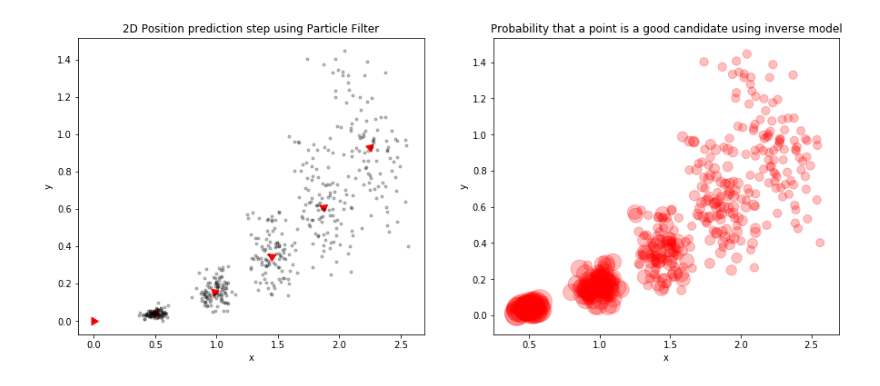
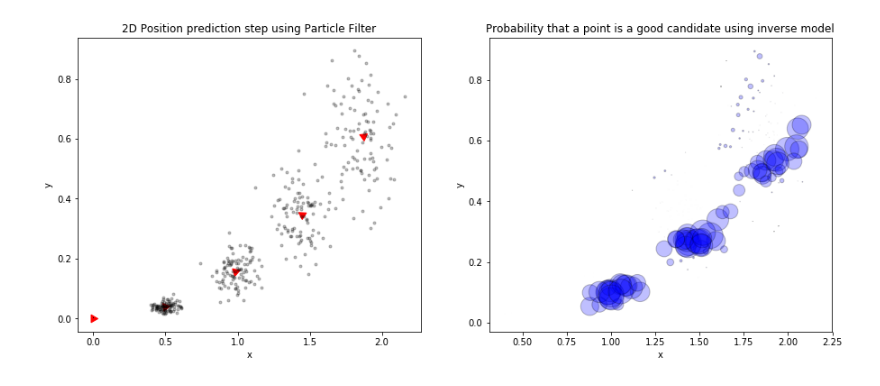
Before and after one commit to ferasboulala/slam, a Jupyter notebook: slam.ipynb, the cells around one changed output. Drawn from its saved outputs; the diff is of its cells as text; code cells hidden in the pictures.

Commit message:
Add odometry forward and inverse models

```diff
--- a/slam.ipynb
+++ b/slam.ipynb
@@ -30,10 +30,11 @@ def motion_model_velocity(x_t, u_t, x_, dt, prob, a_1, a_2, a_3, a_4, a_5, a_6):
     Then, we evaluate the error between the given input the the calculated input.
     Assuming independence of the three movement errors, we compute the probability that we get these errors.
     '''
-    x, y, theta = x_t
-    x_, y_, theta_ = x_
+    x, y, theta = x_
+    x_, y_, theta_ = x_t
     v, w = u_t
-    mu = 0.5 * ((x - x_) * math.cos(theta) + (y - y_) * math.sin(theta) + EPSILON) / ((y - y_) * math.cos(theta) - (x - x_) * math.sin(theta) + EPSILON)
+
+    mu = 0.5 * ((x - x_) * math.cos(theta) + (y - y_) * math.sin(theta)) / ((y - y_) * math.cos(theta) - (x - x_) * math.sin(theta) + EPSILON)
     x_star = (x + x_) / 2 + mu * (y - y_)
     y_star = (y + y_) / 2 + mu * (x - x_)
     r_star = math.sqrt((x - x_star)**2 + (y - y_star)**2)
@@ -58,6 +59,7 @@ def sample_motion_model_velocity(u_t, x_, dt, sample, a_1, a_2, a_3, a_4, a_5, a
     '''
     x, y, theta = x_
     v, w = u_t
+
     v_ = v + sample(a_1 * v**2 + a_2 * w**2)
     w_ = w + sample(a_3 * v**2 + a_4 * w**2)
     gamma = sample(a_5 * v**2 + a_6 * w**2)
@@ -79,11 +81,10 @@ def sample_motion_model_velocity_n(u_t, positions, dt, sample, a_1, a_2, a_3, a_
 
     return x_s, y_s, theta_s
 
-def motion_model_velocity_n(positions, u_t, prev_positions, dt, prob, a_1, a_2, a_3, a_4, a_5, a_6):
-    p_s = np.zeros(len(positions))
-    for i in range(len(positions)):
+def motion_model_velocity_n(positions, u_t, prev_position, dt, prob, a_1, a_2, a_3, a_4, a_5, a_6):
+    p_s = np.zeros(len(positions[0]))
+    for i in range(len(positions[0])):
         position = positions[0][i], positions[1][i], positions[2][i]
-        prev_position = prev_positions[0][i], prev_positions[1][i], prev_positions[2][i]
         p_s[i] = motion_model_velocity(position, u_t, prev_position, dt, prob, a_1, a_2, a_3, a_4, a_5, a_6)
 
     return p_s
@@ -91,45 +92,39 @@ def motion_model_velocity_n(positions, u_t, prev_positions, dt, prob, a_1, a_2,
 def simulate_predict_step():
     DT = 0.5
     N_POINTS = 100
-    N_EPOCH = 5
+    N_EPOCH = 4
 
     u = np.array([1, math.pi / 10])
     sample = sample_normal_distribution
     prob = prob_normal_distribution
     a_1, a_2, a_3, a_4, a_5, a_6 = 0.1, 0.1, 0.1, 0.1, 0.1, 0.1
 
     x_s = np.zeros(N_POINTS)
     y_s = np.zeros(N_POINTS)
     theta_s = np.zeros(N_POINTS)
 
-    prev_x_s = None
-    prev_y_s = None
-    prev_theta_s = None
-
     perfect_model = np.zeros(3)
 
     fig, axes = plt.subplots(1, 2, figsize=(15, 6))
     axes[0].plot(perfect_model[0], perfect_model[1], 'r.', marker=(3, 0, math.degrees(perfect_model[2]) - 90), markersize=10)
     axes[0].plot(x_s, y_s, 'k,', alpha=1)
     for _ in range(N_EPOCH):
-        prev_x_s, prev_y_s, prev_theta_s = x_s, y_s, theta_s
         x_s, y_s, theta_s = sample_motion_model_velocity_n(u, (x_s, y_s, theta_s), DT, sample, a_1, a_2, a_3, a_4, a_5, a_6)
+        p_s = motion_model_velocity_n((x_s, y_s, theta_s), u, perfect_model, DT, prob, a_1, a_2, a_3, a_4, a_5, a_6)
         perfect_model = sample_motion_model_velocity(u, perfect_model, DT, sample, 0, 0, 0, 0, 0, 0)
-        p_s = motion_model_velocity_n((x_s, y_s, theta_s), u, (prev_x_s, prev_y_s, prev_theta_s), DT, prob, a_1, a_2, a_3, a_4, a_5, a_6)
-
         axes[0].plot(perfect_model[0], perfect_model[1], 'r.', marker=(3, 0, math.degrees(perfect_model[2]) - 90), markersize=10)
         axes[0].plot(x_s, y_s, 'k.', alpha=0.25)
 
-        axes[1].scatter(x_s, y_s, s=((p_s + 1) * 3)**4, c='r', alpha=0.25)
+        axes[1].scatter(x_s, y_s, s=p_s * 500, alpha=0.25, c = 'b', edgecolors='k')
 
     axes[0].set_title('2D Position prediction step using Particle Filter')
     axes[0].set_xlabel('x')
     axes[0].set_ylabel('y');
 
     axes[1].set_title('Probability that a point is a good candidate using inverse model')
     axes[1].set_xlabel('x')
     axes[1].set_ylabel('y')
 
 simulate_predict_step()
 # %% [output]
-[figure, old version]
+[figure, new version]
```
Also changed, not shown: parts of 2 cells of this notebook.
